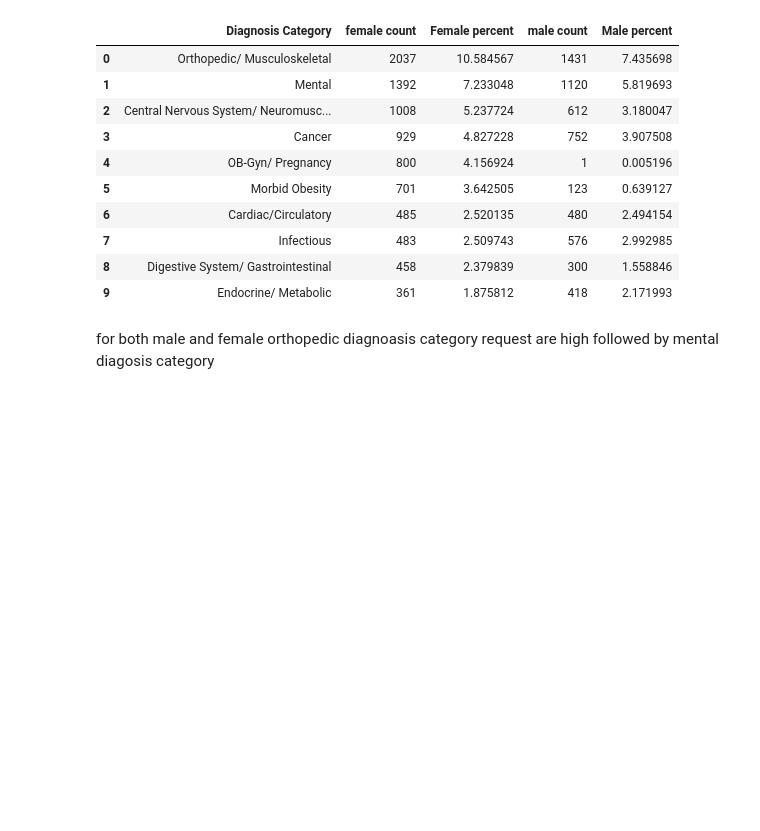
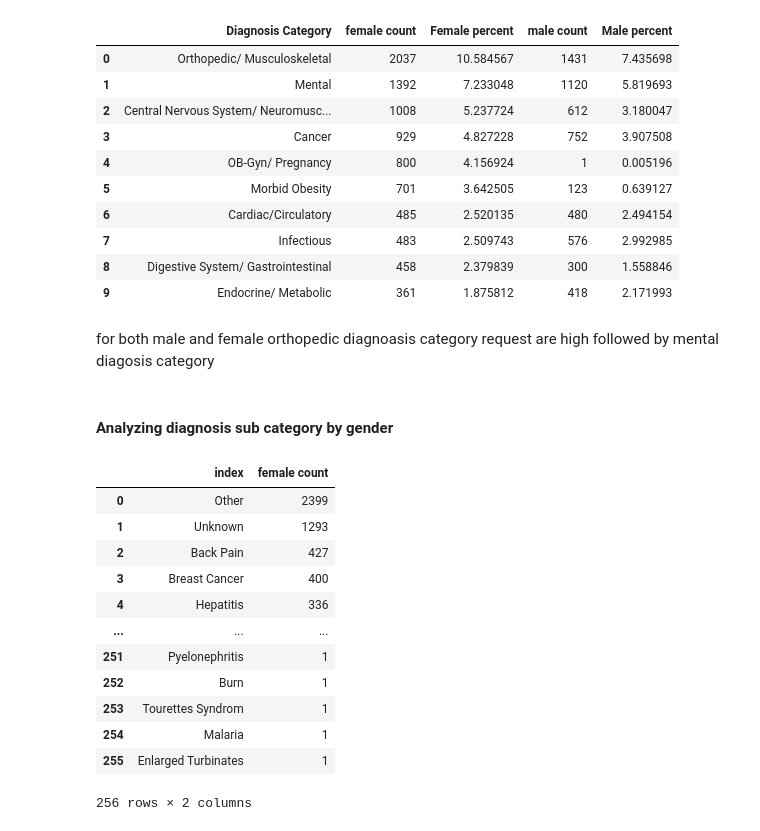
Before and after one commit to rohitkadam1410/Data-Scinence-Projects, a Jupyter notebook: Independent medical review dataset/EDA_independent_medical_review.ipynb, the cells around one changed output. Cells and saved outputs as stored; diff of their text form; code cells hidden in the pictures; blank space fills up the shorter version.

```diff
--- a/Independent medical review dataset/EDA_independent_medical_review.ipynb
+++ b/Independent medical review dataset/EDA_independent_medical_review.ipynb
@@ -715,3 +715,29 @@ fig.update_layout(title_text ="Diagnosis count by patiet gender")
 fig.show()
 # %% [markdown]
 for both male and female orthopedic diagnoasis category request are high followed by mental diagosis category
+# %% [markdown]
+#### Analyzing diagnosis sub category by gender
+# %%
+en_df = len(df)
+
+diagnosis_sub_cat_count_male = df[df['Patient Gender']=='Male']['Diagnosis Sub Category'].value_counts().reset_index(name ='male count')
+
+diagnosis_sub_cat_count_male
+
+diagnosis_sub_cat_count_female = df[df['Patient Gender']=='Female']['Diagnosis Sub Category'].value_counts().reset_index(name ='female count')
+
+diagnosis_sub_cat_count_female
+# %% [output]
+|  | index | female count |
+| 0 | Other | 2399 |
+| 1 | Unknown | 1293 |
+| 2 | Back Pain | 427 |
+| 3 | Breast Cancer | 400 |
+| 4 | Hepatitis | 336 |
+| ... | ... | ... |
+| 251 | Pyelonephritis | 1 |
+| 252 | Burn | 1 |
+| 253 | Tourettes Syndrom | 1 |
+| 254 | Malaria | 1 |
+| 255 | Enlarged Turbinates | 1 |
+256 rows × 2 columns
```
Also changed, not shown: parts of 5 cells of this notebook.
